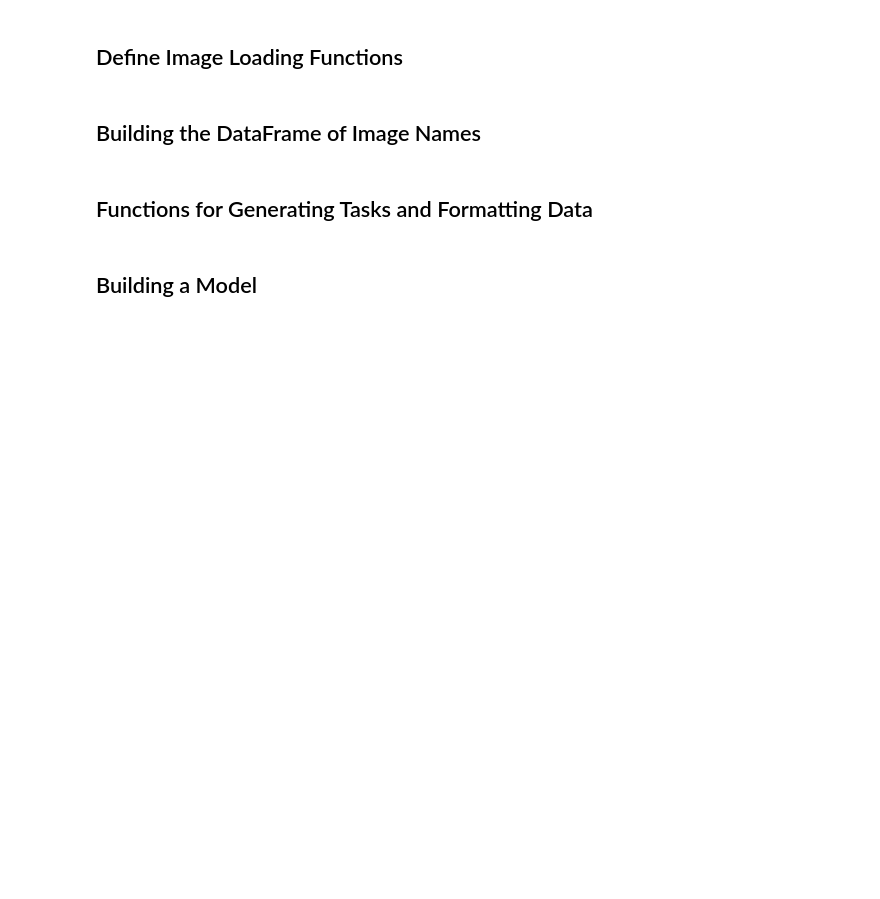
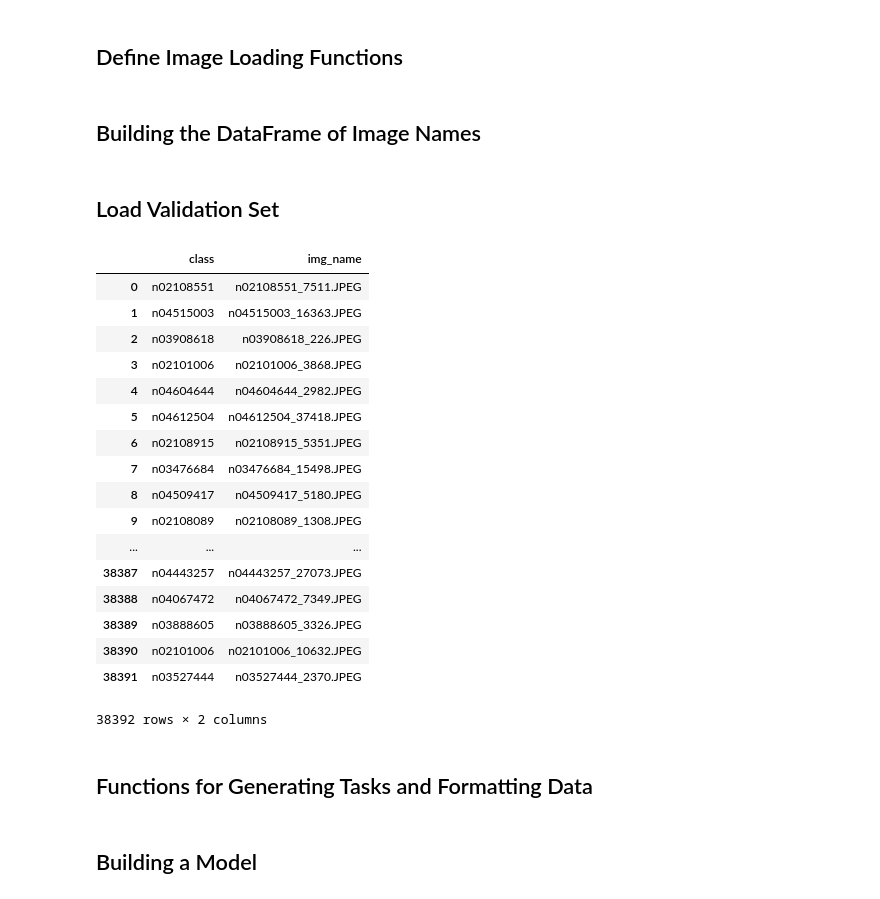
Before and after one commit to ejmejm/Reptile, a Jupyter notebook: mini_imagenet_train.ipynb, the cells around one changed output. Cells and saved outputs as stored; diff of their text form; code cells hidden in the pictures; blank space fills up the shorter version.

```diff
--- a/mini_imagenet_train.ipynb
+++ b/mini_imagenet_train.ipynb
@@ -66,6 +69,46 @@ for cat in train_classes:
 df_train = df_train.sample(frac=1)
 df_train.reset_index(inplace=True)
 df_train.drop('index', inplace=True, axis=1)
+# %% [markdown]
+## Load Validation Set
+# %%
+valid_classes = np.asarray(os.listdir(train_dir))
+
+cols = ['class', 'img_name']
+df_valid = pd.DataFrame(columns=cols)
+
+for cat in train_classes:
+    class_list = []
+    cat_dir = os.listdir(os.path.join(train_dir, cat))
+    for img_name in cat_dir:
+        class_list.append([cat, img_name])
+    tmp_df = pd.DataFrame(class_list, columns=cols)
+    df_valid = df_valid.append(tmp_df)
+
+df_valid = df_train.sample(frac=1)
+df_valid.reset_index(inplace=True)
+df_valid.drop('index', inplace=True, axis=1)
+# %%
+df_valid_sample = df_valid.sample(n=10000)
+# %% [output]
+|  | class | img_name |
+| 0 | n02108551 | n02108551_7511.JPEG |
+| 1 | n04515003 | n04515003_16363.JPEG |
+| 2 | n03908618 | n03908618_226.JPEG |
+| 3 | n02101006 | n02101006_3868.JPEG |
+| 4 | n04604644 | n04604644_2982.JPEG |
+| 5 | n04612504 | n04612504_37418.JPEG |
+| 6 | n02108915 | n02108915_5351.JPEG |
+| 7 | n03476684 | n03476684_15498.JPEG |
+| 8 | n04509417 | n04509417_5180.JPEG |
+| 9 | n02108089 | n02108089_1308.JPEG |
+| ... | ... | ... |
+| 38387 | n04443257 | n04443257_27073.JPEG |
+| 38388 | n04067472 | n04067472_7349.JPEG |
+| 38389 | n03888605 | n03888605_3326.JPEG |
+| 38390 | n02101006 | n02101006_10632.JPEG |
+| 38391 | n03527444 | n03527444_2370.JPEG |
+38392 rows × 2 columns
 # %% [markdown]
 ## Functions for Generating Tasks and Formatting Data
 # %%
```
Also changed, not shown: parts of 9 cells of this notebook.
